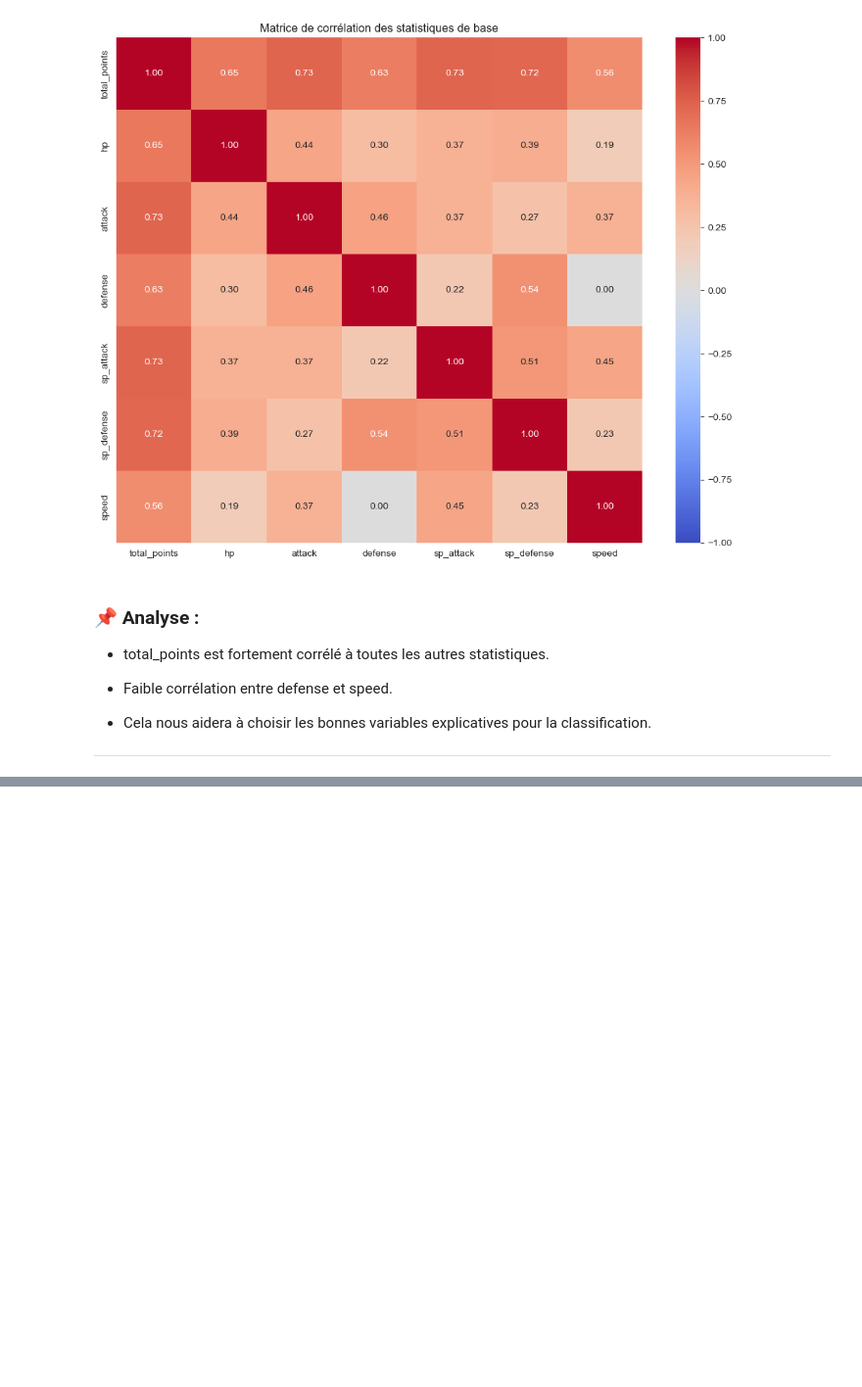
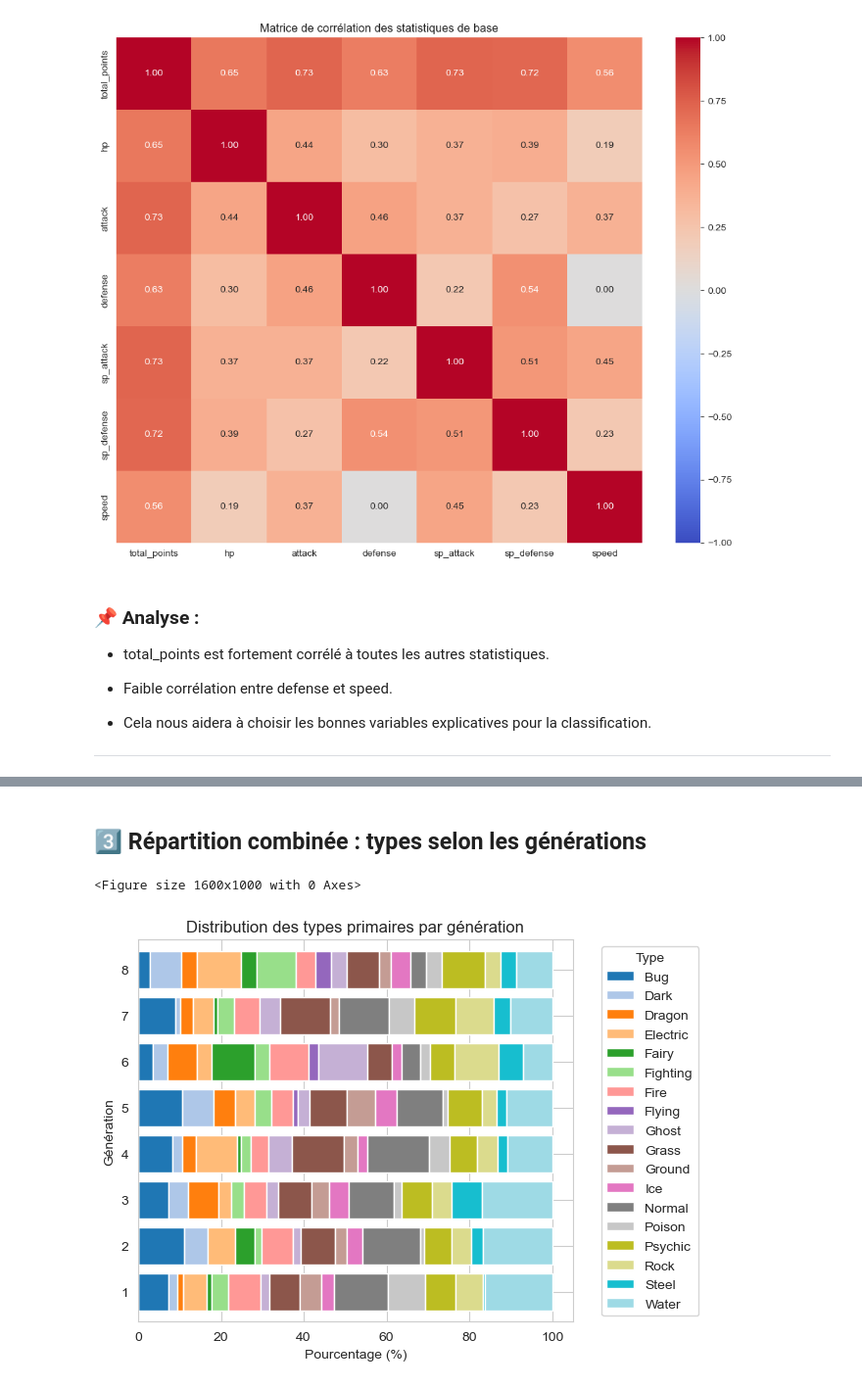
Before and after one commit to LeoBouffard/4MLSP_Bouffard_SENOUSSI, a Jupyter notebook: pokemon.ipynb, the cells around one changed output, grey strips where cells are left out. Shown at 98% size. Saved outputs shown, nothing was run; the diff lists cells and outputs as text; code cells hidden in the pictures; blank space fills up the shorter version.

```diff
--- a/pokemon.ipynb
+++ b/pokemon.ipynb
@@ -202,0 +284,19 @@ plt.show()
+# %% [markdown]
+## 3️⃣ Répartition combinée : types selon les générations
+# %%
+# Crosstab génération - type
+type_gen_count = pd.crosstab(df['generation'], df['type_1'])
+type_gen_percent = type_gen_count.div(type_gen_count.sum(axis=1), axis=0) * 100
+
+plt.figure(figsize=(16, 10))
+type_gen_percent.plot(kind='barh', stacked=True, colormap='tab20', width=0.8)
+
+plt.title('Distribution des types primaires par génération')
+plt.ylabel('Génération')
+plt.xlabel('Pourcentage (%)')
+plt.legend(title='Type', bbox_to_anchor=(1.05, 1), loc='upper left')
+plt.tight_layout()
+plt.show()
+# %% [output]
+<Figure size 1600x1000 with 0 Axes>
+[figure, added]
```
Also changed, not shown: parts of 88 cells of this notebook.
